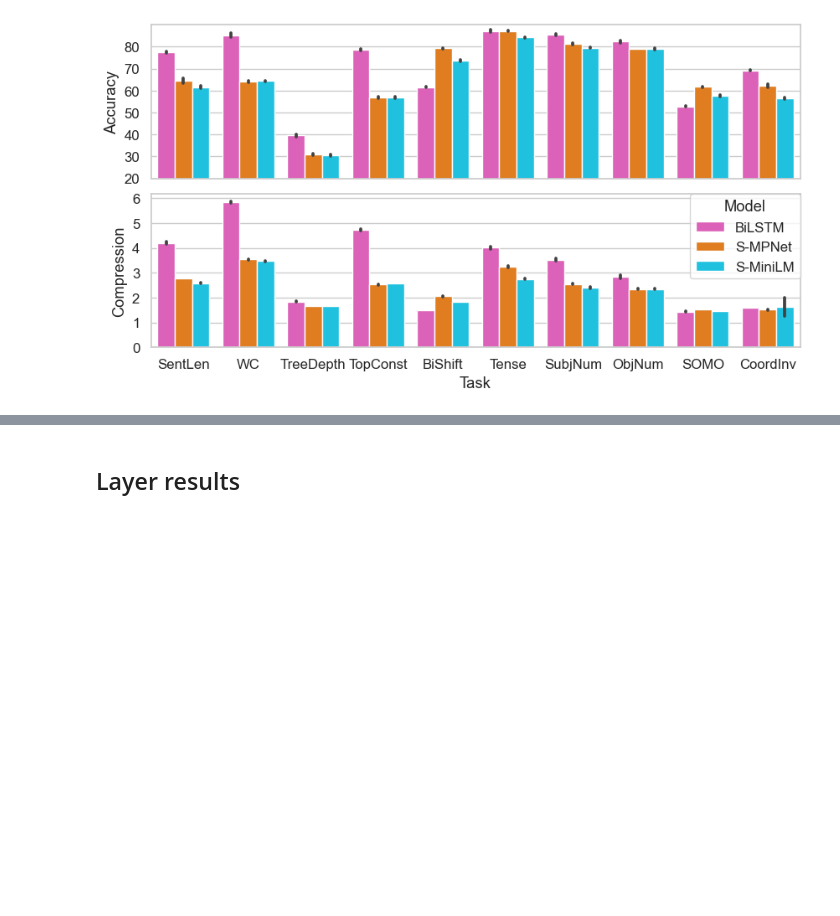
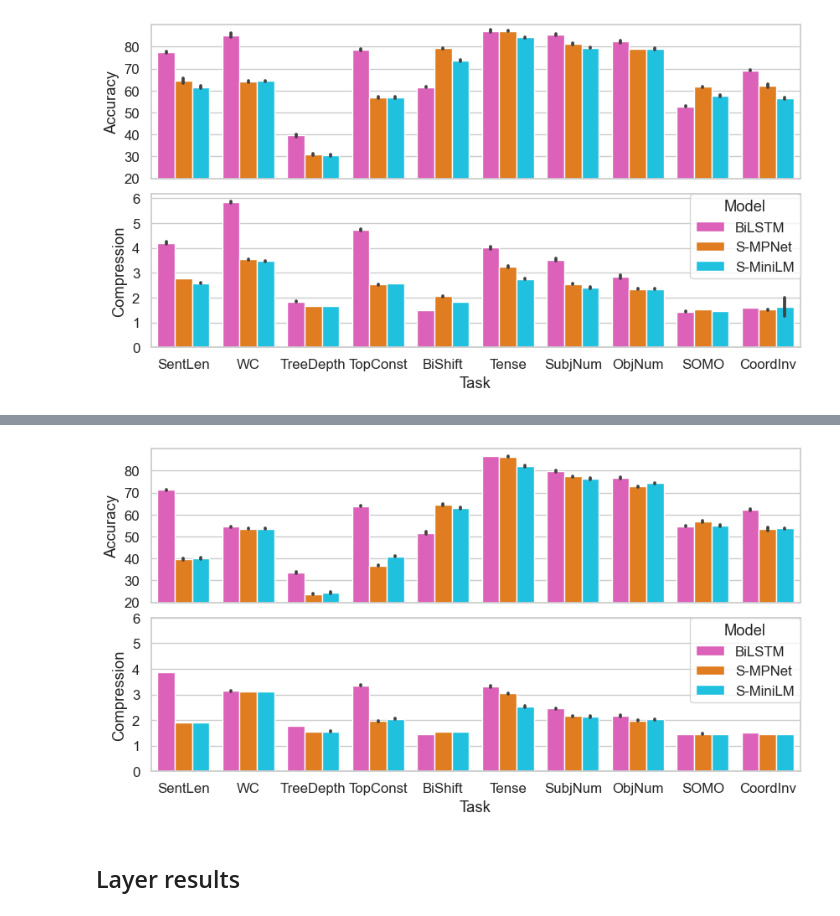
Before and after one commit to urbikn/probing-sentence-transformers-project, a Jupyter notebook: results_analysis.ipynb, the cells around one changed output, grey strips where cells are left out. Drawn from its saved outputs; the diff is of its cells as text; code cells hidden in the pictures; blank space fills up the shorter version.

```diff
--- a/results_analysis.ipynb
+++ b/results_analysis.ipynb
@@ -230,0 +256,8 @@ plt.show()
+# %%
+# Get values only from the last layer of each model
+results_classification = results.query("(model == 'bilstm') | (model != 'bilstm' & layer == 12)" ).query("pca == True")
+
+# Rename model names
+results_classification['model'] = results_classification['model'].replace({'bilstm': "BiLSTM", 'mpnet': "S-MPNet", 'MiniLM': "S-MiniLM"})
+
+results_classification
@@ -231,3 +306,66 @@ plt.show()
+# %%
+from matplotlib import pyplot as plt
+import seaborn as sns
+import numpy as np
+
+# Increase font size
+sns.set(font_scale=1.1)
+
+# sns remove background
+sns.set_style("whitegrid", {'axes.grid' : False})
+
+task_order = list(task_dict.values())
+hue_order=['BiLSTM', 'S-MPNet', 'S-MiniLM']
+
+palette = sns.color_palette("bright")
+palette = [palette[6], palette[1], palette[-1]]
+fix, axes = plt.subplots(2, 1, figsize=(10, 5), sharex=True)
+
+
+ax = axes[0]
+# Plot accuracy where y-axis is the accuracy, x-axis is task and hue is model
+sns.barplot(data=results_classification, x='task', y='accuracy', hue='model',
+            hue_order=hue_order, width=.8, ax=ax, order=task_order,
+            palette=palette, errorbar="sd")
+
+# Remove legend
+ax.legend().remove()
+
+# Remove x label
+ax.set_xlabel('')
+ax.set_ylabel('Accuracy')
+ax.grid(axis='y')
+
+# Make y axis have more ticks from 0-1 with 0.1
+ax.set_yticks(np.arange(20, 90, 10))
+
+# Set y limit
+ax.set_ylim(20, 90)
+
+ax = axes[1]
+# Plot accuracy where y-axis is the accuracy, x-axis is task and hue is model
+sns.barplot(data=results_classification, x='task', y='compression_ratio', hue='model',
+            hue_order=hue_order, width=.8, ax=ax, order=task_order,
+            palette=palette, errorbar="sd")
+
+# Rename y label
+ax.set_ylabel('Compression')
+ax.set_xlabel('Task')
+ax.grid(axis='y')
+
+# y axis ticks
+ax.set_yticks(np.arange(0, 7, 1))
+
+# put legend outside the figure
+ax.legend(bbox_to_anchor=(1, 1),borderaxespad=0, title='Model')
+
+plt.subplots_adjust(hspace=0.1)
+
+plt.savefig('results/classification_results-pca.png', bbox_inches='tight')
+plt.savefig('results/classification_results-pca.pdf', bbox_inches='tight', format='pdf', dpi=150)
+plt.show()
+# %% [output]
+[figure, added]
 # %% [markdown]
 ## Layer results
 # %%
```
Also changed, not shown: parts of 7 cells of this notebook, 2 other files.
